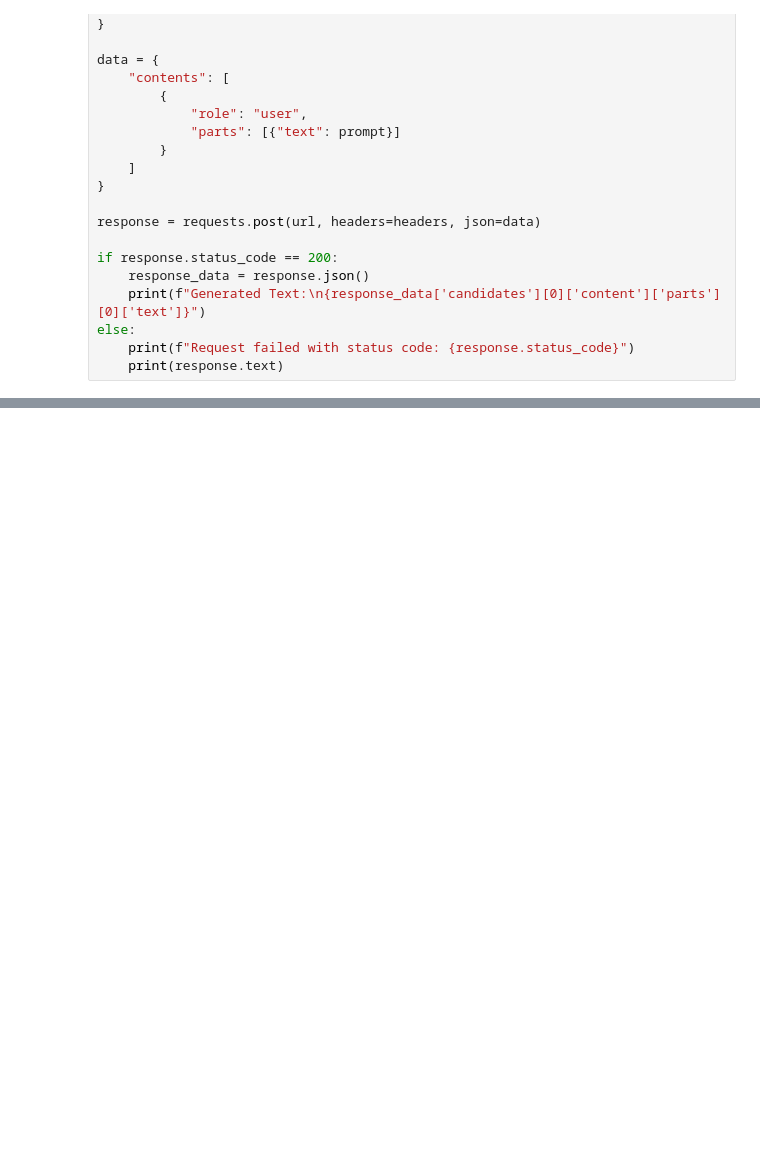
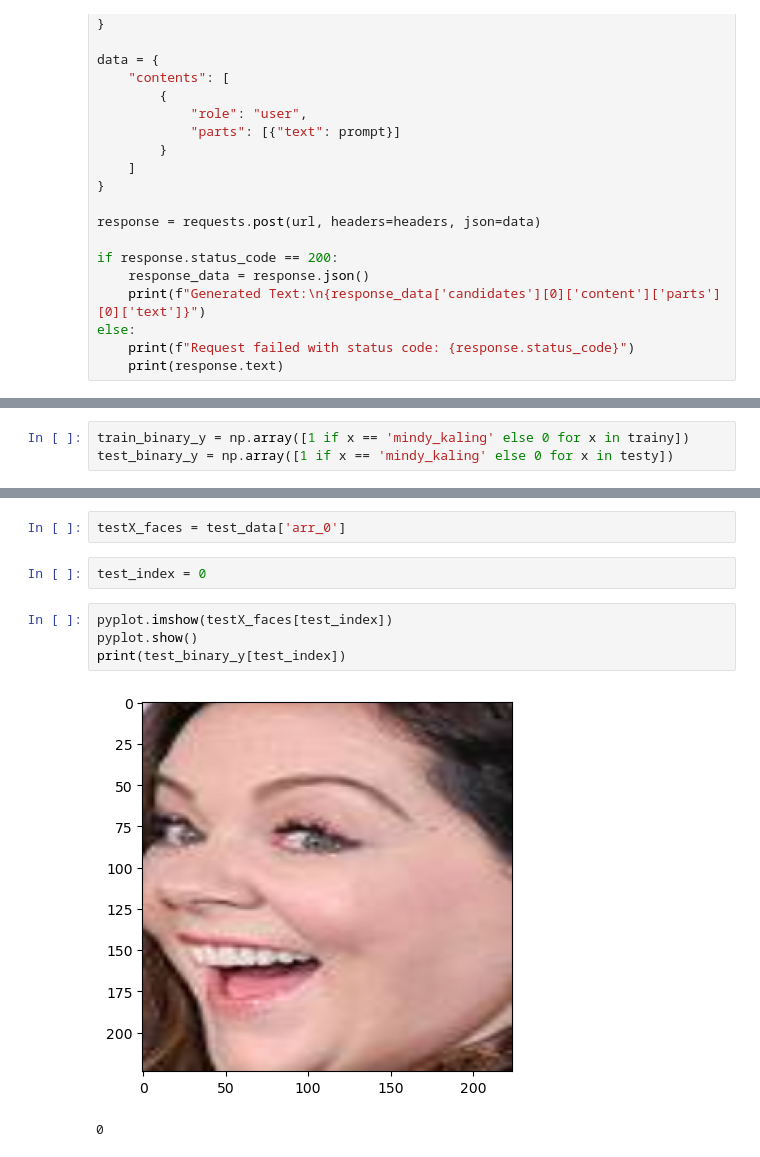
Before and after one commit to kiringodhwani/TinderBot, a Jupyter notebook: Test.ipynb, the cells around one changed output, grey strips where cells are left out. Cells and saved outputs as stored; diff of their text form; blank space fills up the shorter version.

Commit message:
Grid Search and Improving Face Recognition

```diff
--- a/Test.ipynb
+++ b/Test.ipynb
@@ -165,0 +369,3 @@ array([[0.5113783 , 0.48862168]], dtype=float32)
+# %%
+train_binary_y = np.array([1 if x == 'mindy_kaling' else 0 for x in trainy])
+test_binary_y = np.array([1 if x == 'mindy_kaling' else 0 for x in testy])
@@ -165,0 +431,11 @@ array([[0.5113783 , 0.48862168]], dtype=float32)
+# %%
+testX_faces = test_data['arr_0']
+# %%
+test_index = 0
+# %%
+pyplot.imshow(testX_faces[test_index])
+pyplot.show()
+print(test_binary_y[test_index])
+# %% [output]
+[figure, added]
+0
```
Also changed, not shown: parts of 31 cells of this notebook, 3 other files.
